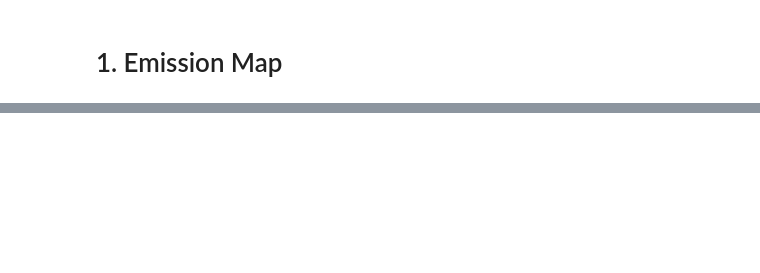
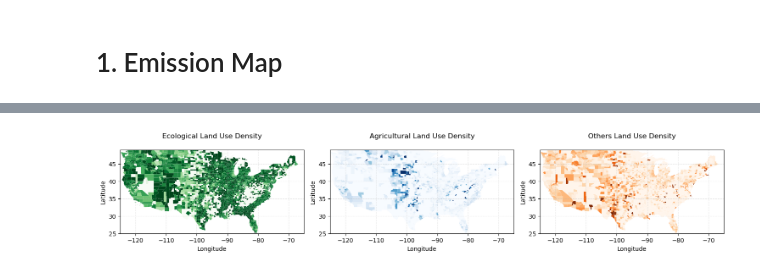
Before and after one commit to px39n/Landuse_Zhong, a Jupyter notebook: 6.3 Figure2_Emission.ipynb, the cells around one changed output, grey strips where cells are left out. Cells and saved outputs as stored; diff of their text form; code cells hidden in the pictures; blank space fills up the shorter version.

```diff
--- a/6.3 Figure2_Emission.ipynb
+++ b/6.3 Figure2_Emission.ipynb
@@ -187,0 +183,87 @@ plt.show()
+# %%
+import geopandas as gpd
+from function import *
+from shapely.geometry import box, Point
+import matplotlib.pyplot as plt
+import numpy as np
+from matplotlib.colors import ListedColormap
+from scipy.stats import gaussian_kde
+from function import PATHS
+from tqdm.auto import tqdm
+from rtree import index
+import matplotlib.gridspec as gridspec
+
+# Read data
+df = pd.read_csv("data/4.1_prediction_net_weighted.csv")
+
+# Combine land use types
+df['weighted_density_type1'] = df['weighted_density_2'] + df['weighted_density_6']  # Ecological
+df['weighted_density_type2'] = df['weighted_density_1'] + df['weighted_density_5'] + df['weighted_density_7']  # Agricultural
+df['weighted_density_type3'] = df['weighted_density_3'] + df['weighted_density_4'] + df['weighted_density_8'] + df['weighted_density_9']  # Others
+
+us_county = gpd.read_file(PATHS['us_county'])
+
+# Create figure with GridSpec
+fig = plt.figure(figsize=(15, 10))
+gs = gridspec.GridSpec(1, 3, figure=fig)
+
+# Define USA mainland bounds
+usa_bounds_main = {
+    'lon_min': -125,
+    'lon_max': -65,
+    'lat_min': 25,
+    'lat_max': 49
+}
+
+# Create spatial index
+print("Creating spatial index...")
+spatial_index = index.Index()
+for i, point in enumerate(zip(df['lon'], df['lat'])):
+    spatial_index.insert(i, (point[0], point[1], point[0], point[1]))
+
+# Plot for each combined type
+type_names = ['Ecological', 'Agricultural', 'Others']
+cmaps = ['Greens', 'Blues', 'Oranges']  # Different color schemes for each type
+
+for idx in range(3):
+    print(f"Calculating county densities for {type_names[idx]} type...")
+    county_densities = []
+
+    for _, county in tqdm(us_county.iterrows(), total=len(us_county)):
+        bounds = county.geometry.bounds
+        possible_points = list(spatial_index.intersection(bounds))
+
+        points_in_county = []
+        for point_idx in possible_points:
+            point = Point(df.iloc[point_idx]['lon'], df.iloc[point_idx]['lat'])
+            if county.geometry.contains(point):
+                points_in_county.append(df.iloc[point_idx][f'weighted_density_type{idx+1}'])
+
+        mean_density = np.mean(points_in_county) if points_in_county else 0
+        county_densities.append(mean_density)
+
+    us_county[f'mean_density_type{idx+1}'] = county_densities
+
+    # Create subplot using GridSpec
+    ax = fig.add_subplot(gs[0, idx])
+
+    # Plot choropleth map without colorbar
+    us_county.plot(column=f'mean_density_type{idx+1}',
+                   ax=ax,
+                   legend=False,
+                   cmap=cmaps[idx],  # Use different color scheme for each type
+                   missing_kwds={'color': 'lightgrey'})
+
+    # Set bounds
+    ax.set_xlim(usa_bounds_main['lon_min'], usa_bounds_main['lon_max'])
+    ax.set_ylim(usa_bounds_main['lat_min'], usa_bounds_main['lat_max'])
+
+    # Style
+    ax.set_title(f'{type_names[idx]} Land Use Density', pad=20)
+    ax.set_xlabel('Longitude')
+    ax.set_ylabel('Latitude')
+    ax.grid(True, linestyle='--', alpha=0.3)
+
+plt.tight_layout()
+plt.show()
+# %% [output]
@@ -187,0 +274 @@ plt.show()
+[figure, added]
```
Also changed, not shown: parts of 11 cells of this notebook, 3 other files.
